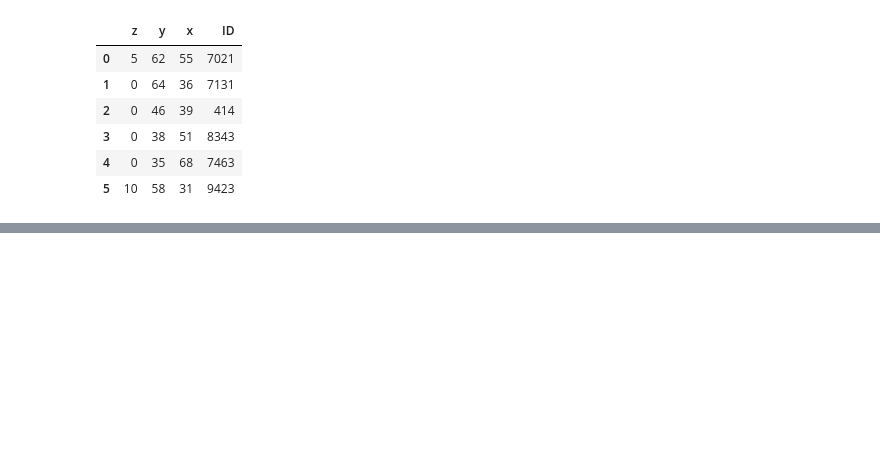
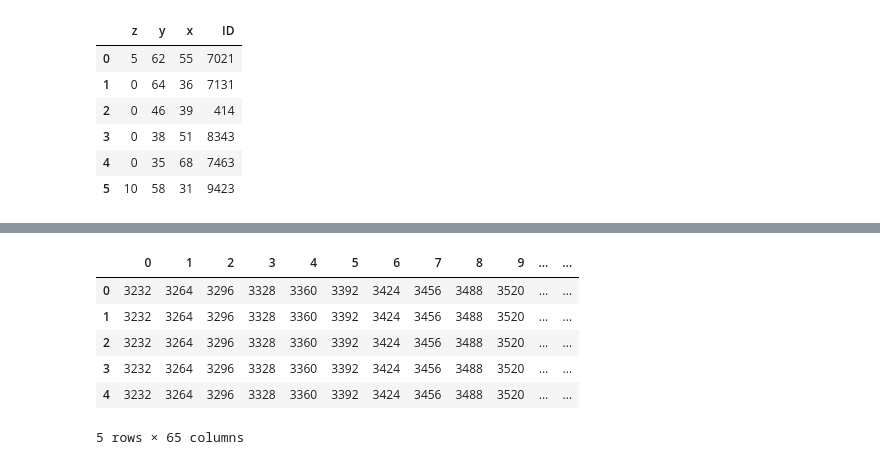
Before and after one commit to haeinkim/fira-capstone-project, a Jupyter notebook: FIB25_EDA.ipynb, the cells around one changed output, grey strips where cells are left out. Saved outputs shown, nothing was run; the diff lists cells and outputs as text; code cells hidden in the pictures; blank space fills up the shorter version.

```diff
--- a/FIB25_EDA.ipynb
+++ b/FIB25_EDA.ipynb
@@ -390,0 +395,12 @@ plt.show()
+# %%
+x_loc_df = pd.DataFrame(x, dtype='int32')
+x_loc_df.replace(0, np.nan, inplace=True)
+x_loc_df.head(5)
+# %% [output]
+|  | 0 | 1 | 2 | 3 | 4 | 5 | 6 | 7 | 8 | 9 | ... | ... |
+| 0 | 3232 | 3264 | 3296 | 3328 | 3360 | 3392 | 3424 | 3456 | 3488 | 3520 | ... | ... |
+| 1 | 3232 | 3264 | 3296 | 3328 | 3360 | 3392 | 3424 | 3456 | 3488 | 3520 | ... | ... |
+| 2 | 3232 | 3264 | 3296 | 3328 | 3360 | 3392 | 3424 | 3456 | 3488 | 3520 | ... | ... |
+| 3 | 3232 | 3264 | 3296 | 3328 | 3360 | 3392 | 3424 | 3456 | 3488 | 3520 | ... | ... |
+| 4 | 3232 | 3264 | 3296 | 3328 | 3360 | 3392 | 3424 | 3456 | 3488 | 3520 | ... | ... |
+5 rows × 65 columns
```
Also changed, not shown: parts of 11 cells of this notebook, 7 other files.
